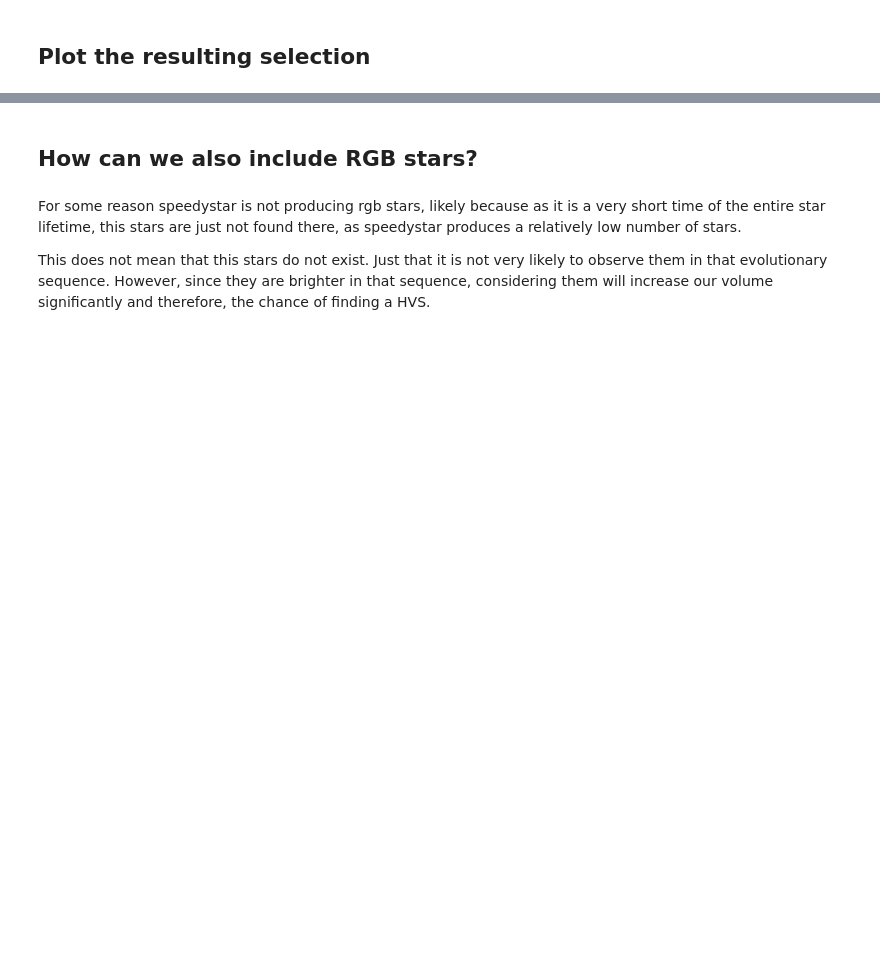
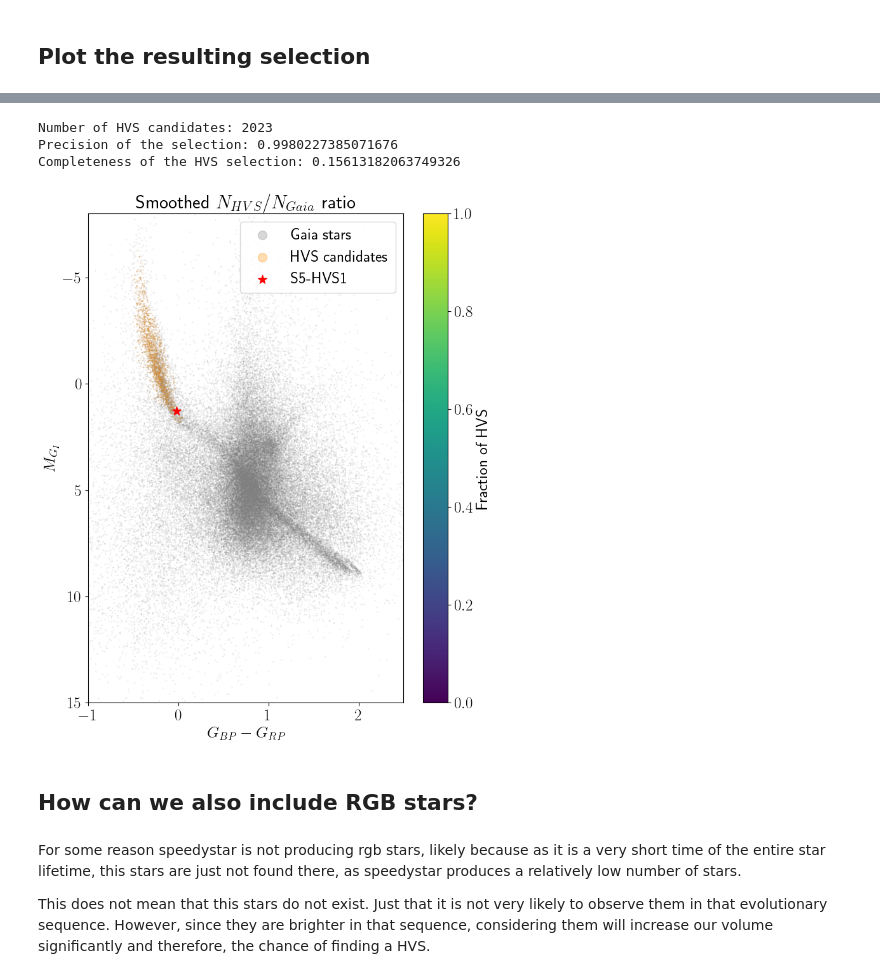
Before and after one commit to fawkez/HVS_1, a Jupyter notebook: Notebooks/developing_CMD_selection_part2.ipynb, the cells around one changed output, grey strips where cells are left out. Cells and saved outputs as stored; diff of their text form; code cells hidden in the pictures; blank space fills up the shorter version.

```diff
--- a/Notebooks/developing_CMD_selection_part2.ipynb
+++ b/Notebooks/developing_CMD_selection_part2.ipynb
@@ -111,3 +283,72 @@ plt.show()
+# %%
+filtered_df_test = filtered_df_test[good_parallax(np.abs(filtered_df_test['implied_parallax']), filtered_df_test['implied_parallax_error'])]
+
+precision_parallax_cmd = len(filtered_df_test.loc[filtered_df_test['is_hvs'] == True])/len(filtered_df_test)
+
+print('Number of HVS candidates:', len(filtered_df_test))
+print('Precision of the selection:', precision_parallax_cmd)
+print('Completeness of the HVS selection:', len(filtered_df_test)/total_hvs_sample)
+# %% [output]
+Number of HVS candidates: 2023
+Precision of the selection: 0.9980227385071676
+Completeness of the HVS selection: 0.15613182063749326
+# %%
+# plot the selection with S5-HVS1
+# Define levels for the contour
+contour_levels = np.linspace(Z_smooth_oversampled.min(), Z_smooth_oversampled.max(), 10)
+
+# Create figure
+plt.figure(figsize=(8, 10))
+
+# Plot the scatter data (optional)
+plt.scatter(
+    data_gaia_big['bp_rp_corr'], data_gaia_big['implied_M_g_corr'],
+    s=0.1, alpha=0.3, color='gray', label='Gaia stars'
+)
+plt.scatter(
+    filtered_df_test['bp_rp_corr'], filtered_df_test['implied_M_g_corr'],
+    s=0.1, color='darkorange', alpha=0.3, label='HVS candidates'
+)
+
+# plot S5 HVS1
+plt.scatter(s5_hvs1['bp_rp_corr'], s5_hvs1['implied_M_g_corr'], s=100, color='red', label='S5-HVS1', marker='*')
+
+
+
+cmap_name = 'viridis'
+
+# # Generate the contour plot from the oversampled, smoothed data
+# contour_lines = plt.contour(
+#     X_grid_new, Y_grid_new, Z_smooth_oversampled,
+#     levels=contour_levels, cmap=cmap_name, vmin=0, vmax=1
+# )
+# extent = [x_bins[0], x_bins[-1], y_bins[0], y_bins[-1]]
+# plt.imshow(Z_smooth_oversampled, extent=extent, origin='lower', aspect='auto', cmap=cmap_name, vmin=0, vmax=1)
+
+# Add a colorbar
+norm = mcolors.Normalize(vmin=0, vmax=1)
+sm = cm.ScalarMappable(norm=norm, cmap=cmap_name)
+
+# make legend handles big
+
+
+
+
+plt.colorbar(sm, label='Fraction of HVS', ax=plt.gca())
+plt.xlim(-1, 2.5)
+plt.ylim(15, -8)
+plt.xlabel('$G_{BP} - G_{RP}$')
+plt.ylabel('$M_{G_I}$')
+plt.title('Smoothed $N_{HVS}$/$N_{Gaia}$ ratio')
+lgnd = plt.legend(loc = 'upper right', markerscale = 10)
+for handle in lgnd.legend_handles:
+    handle.set_sizes([100])
+
+
+
+plt.show()
+# %% [output]
+[figure, added]
 # %% [markdown]
 ## How can we also include RGB stars?
 # %% [markdown]
```
Also changed, not shown: parts of 13 cells of this notebook, 14 other files.
